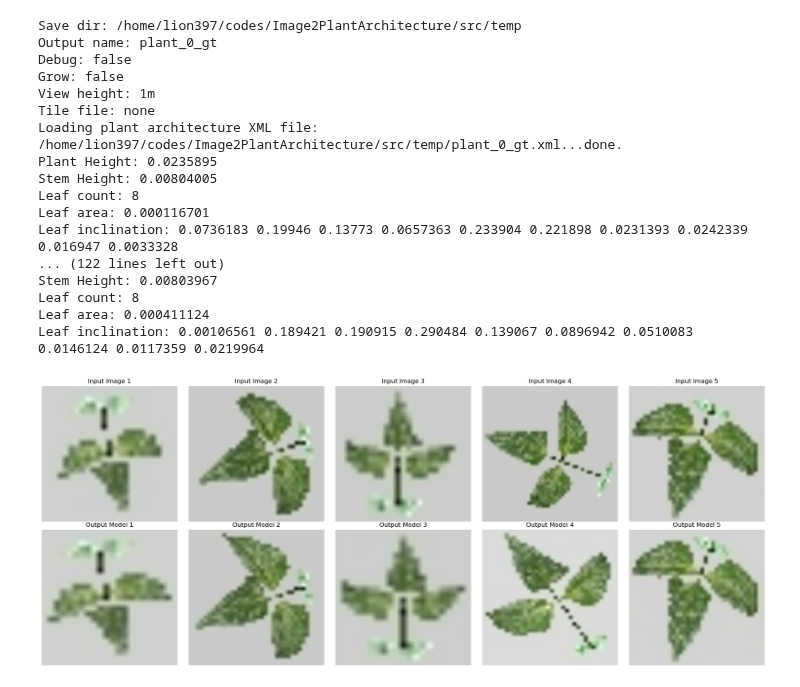
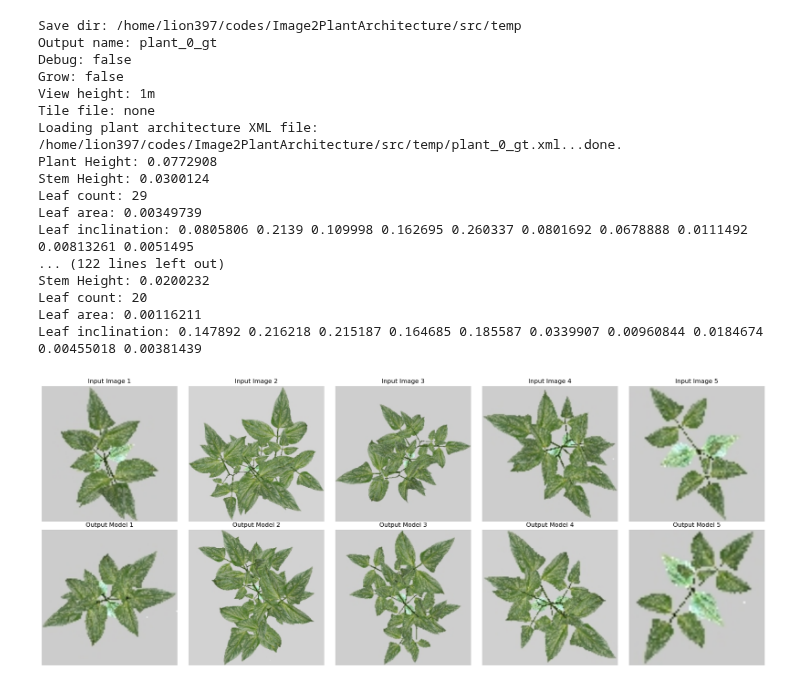
Before and after one commit to GEMINI-Breeding/Image2PlantArchitecture, a Jupyter notebook: src/test_hf.ipynb, the cells around one changed output. Cells and saved outputs as stored; diff of their text form; code cells hidden in the pictures.

```diff
--- a/src/test_hf.ipynb
+++ b/src/test_hf.ipynb
@@ -27,8 +27,10 @@ from string_to_xml_to_vec import xml2vec, linked_to_recursive
 from plant_dataset import PlantDataset
 
 # Dataset 인스턴스 생성
-growth_stages = ["01"]
+if 0:
+    growth_stages = ["01"]
+else:
+    growth_stages = None
 image_processor = ViTImageProcessor.from_pretrained("google/vit-base-patch16-224-in21k")
-dataset = PlantDataset(root_dir="../data/2000_Plots_20241210_Quantized",
-                        process_leaf=True,
-                        stages=growth_stages, preload=False, image_processor=image_processor, add_sos_token=False)
+
+device = "cuda" if torch.cuda.is_available() else "cpu"
@@ -37,9 +37,10 @@ Total 2000 images and plant strings loaded
 # %%
 from transformers import VisionEncoderDecoderModel
+from utils import model_summary
 
 #checkpoint_path = "../log/20250321_Quantized_dataset_PlantMeta/results"
-checkpoint_path = "../log/20250322_Quantized_dataset_PlantMeta_ScratchDecoder/results/checkpoint-1500"
-model = VisionEncoderDecoderModel.from_pretrained(checkpoint_path)
+checkpoint_path = "../log/20250322_Quantized_dataset_PlantMeta_TotalData/results/checkpoint-7000"
+model = VisionEncoderDecoderModel.from_pretrained(checkpoint_path).to(device)
 # Set the model to evaluation mode
 model.eval()
 # %% [output]
@@ -63,14 +102,14 @@ VisionEncoderDecoderModel(
 # %%
 import matplotlib.pyplot as plt
 for i in range(2):
-    pixel_values = dataset[i]["pixel_values"].unsqueeze(0).to(model.device)
-    plant_info = dataset[i]["plant_info"]
+    pixel_values = test_dataset[i]["pixel_values"].unsqueeze(0).to(model.device)
+    plant_info = test_dataset[i]["plant_info"]
     plant_info = torch.tensor(plant_info, dtype=torch.long).unsqueeze(0).to(model.device)  # Ensure plant_info is a tens
     generated_ids = model.generate(pixel_values,
                                 decoder_start_token_id=SOS_TOKEN,
                                 decoder_input_ids=plant_info,
                                 eos_token_id=EOS_TOKEN,
-                                max_length=200
+                                max_length=2500
                                 )
     print(generated_ids)
 
@@ -139,9 +183,9 @@ temp_folder = "temp"
 shutil.rmtree(temp_folder, ignore_errors=True)
 os.makedirs(temp_folder, exist_ok=True)
 
-image_size = 448
+image_size = 224
 device = model.device
-for idx, data in enumerate(dataset):
+for idx, data in enumerate(test_dataset):
     if idx >= n_figures:
         break
     image = data["pixel_values"]
@@ -167,7 +211,7 @@ for idx, data in enumerate(dataset):
         re_render_xml(os.path.abspath(temp_folder), os.path.abspath(plant_xml_file_name))
         img = cv2.imread(plant_xml_file_name.replace("xml","jpeg"))
         if 1:
-            leaf_area, plant_width, plant_height, leaf_img, _ = process_leaf_image(img, sqaure_crop=False, thr=0.2)
+            leaf_area, plant_width, plant_height, leaf_img, _ = process_leaf_image(img, sqaure_crop=True)
             img = cv2.resize(leaf_img, (image_size, image_size))
         else:
             img = cv2.resize(img, (image_size, image_size))
@@ -181,7 +225,7 @@ for idx, data in enumerate(dataset):
                                 decoder_start_token_id=SOS_TOKEN,
                                 decoder_input_ids=plant_info,
                                 eos_token_id=EOS_TOKEN,
-                                max_length=200
+                                max_length=2500
                                 )
         result = result.squeeze().cpu().numpy()[6:]
 
@@ -200,50 +244,44 @@ for idx, data in enumerate(dataset):
     else:
         if 1:
             img = cv2.imread(plant_xml_file_name.replace("xml","jpeg"))
-            leaf_area, plant_width, plant_height, leaf_img, _ = process_leaf_image(img, sqaure_crop=False, thr=0.2)
+            img = cv2.cvtColor(img, cv2.COLOR_RGB2BGR)
+            leaf_area, plant_width, plant_height, leaf_img, _ = process_leaf_image(img, sqaure_crop=True)
             img = cv2.resize(leaf_img, (image_size, image_size))
         else:
             img = cv2.resize(img, (image_size, image_size))
 
     image_vis = image[0].permute(1, 2, 0).cpu()
     image_vis = cv2.normalize(np.array(image_vis), None, alpha=0, beta=255, norm_type=cv2.NORM_MINMAX, dtype=cv2.CV_8U)
 
 
     row, col = divmod(idx, n_figures)
     axes[row, col].imshow(image_vis[:, :, 0:3])
     axes[row, col].set_title(f"Input Image {idx + 1}")
     axes[row, col].axis('off')
 
-    # gt_img = cv2.normalize(gt_img, None, alpha=0, beta=255, norm_type=cv2.NORM_MINMAX, dtype=cv2.CV_8U)
-    # gt_img = cv2.cvtColor(gt_img, cv2.COLOR_RGB2BGR)
-    # axes[row+1, col].imshow(gt_img)
-    # axes[row+1, col].set_title(f"Re-Renderd Image {idx + 1}")
-    # axes[row+1, col].axis('off')
-
     img = cv2.normalize(img, None, alpha=0, beta=255, norm_type=cv2.NORM_MINMAX, dtype=cv2.CV_8U)
-    img = cv2.cvtColor(img, cv2.COLOR_RGB2BGR)
     axes[row + 1, col].imshow(img)
     axes[row + 1, col].set_title(f"Output Model {idx + 1}")
     axes[row + 1, col].axis('off')
 
 plt.tight_layout()
 plt.show()
 # %% [output]
 Save dir: /home/lion397/codes/Image2PlantArchitecture/src/temp
 Output name: plant_0_gt
 Debug: false
 Grow: false
 View height: 1m
 Tile file: none
 Loading plant architecture XML file: /home/lion397/codes/Image2PlantArchitecture/src/temp/plant_0_gt.xml...done.
-Plant Height: 0.0235895
-Stem Height: 0.00804005
-Leaf count: 8
-Leaf area: 0.000116701
-Leaf inclination: 0.0736183 0.19946 0.13773 0.0657363 0.233904 0.221898 0.0231393 0.0242339 0.016947 0.0033328
+Plant Height: 0.0772908
+Stem Height: 0.0300124
+Leaf count: 29
+Leaf area: 0.00349739
+Leaf inclination: 0.0805806 0.2139 0.109998 0.162695 0.260337 0.0801692 0.0678888 0.0111492 0.00813261 0.0051495
 ... (122 lines left out)
-Stem Height: 0.00803967
-Leaf count: 8
-Leaf area: 0.000411124
-Leaf inclination: 0.00106561 0.189421 0.190915 0.290484 0.139067 0.0896942 0.0510083 0.0146124 0.0117359 0.0219964
+Stem Height: 0.0200232
+Leaf count: 20
+Leaf area: 0.00116211
+Leaf inclination: 0.147892 0.216218 0.215187 0.164685 0.185587 0.0339907 0.00960844 0.0184674 0.00455018 0.00381439
-[figure, old version]
+[figure, new version]
```
Also changed, not shown: parts of 5 cells of this notebook, 4 other files.
